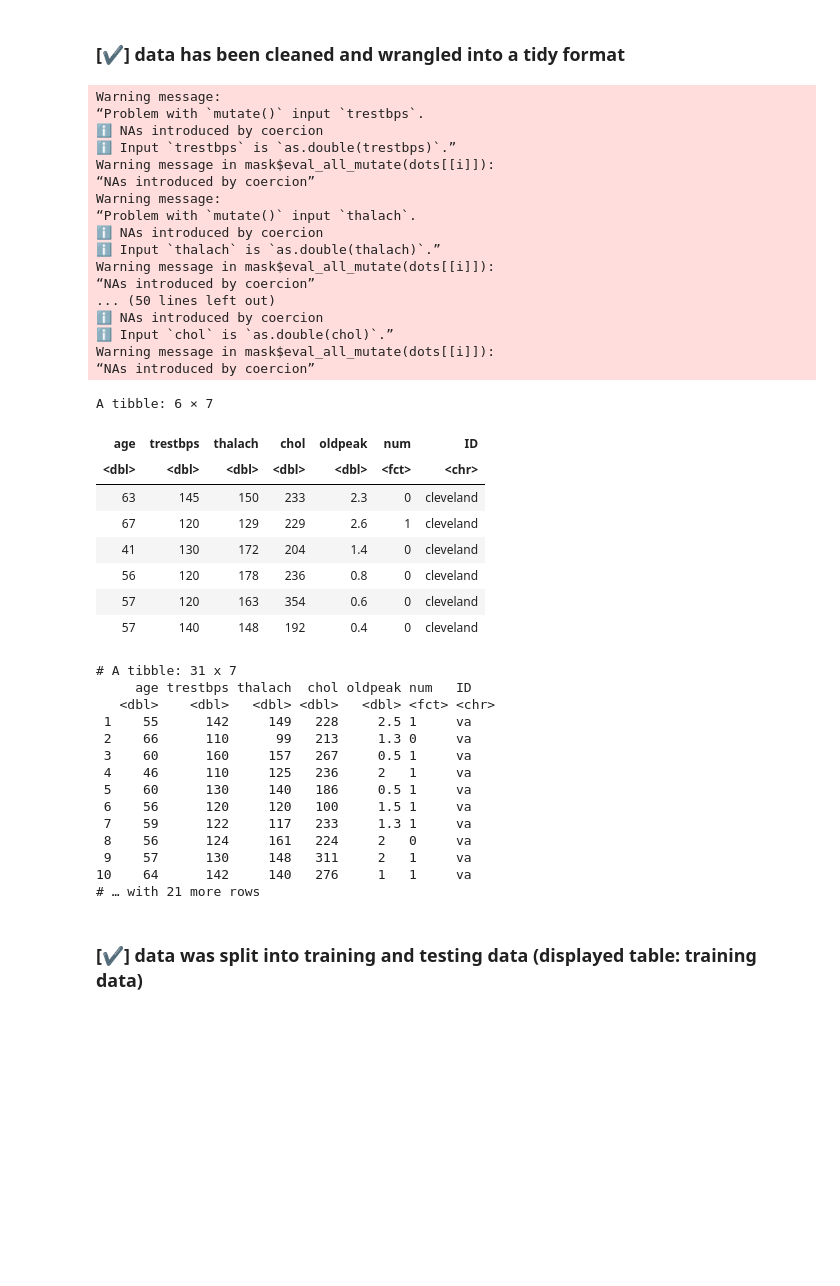
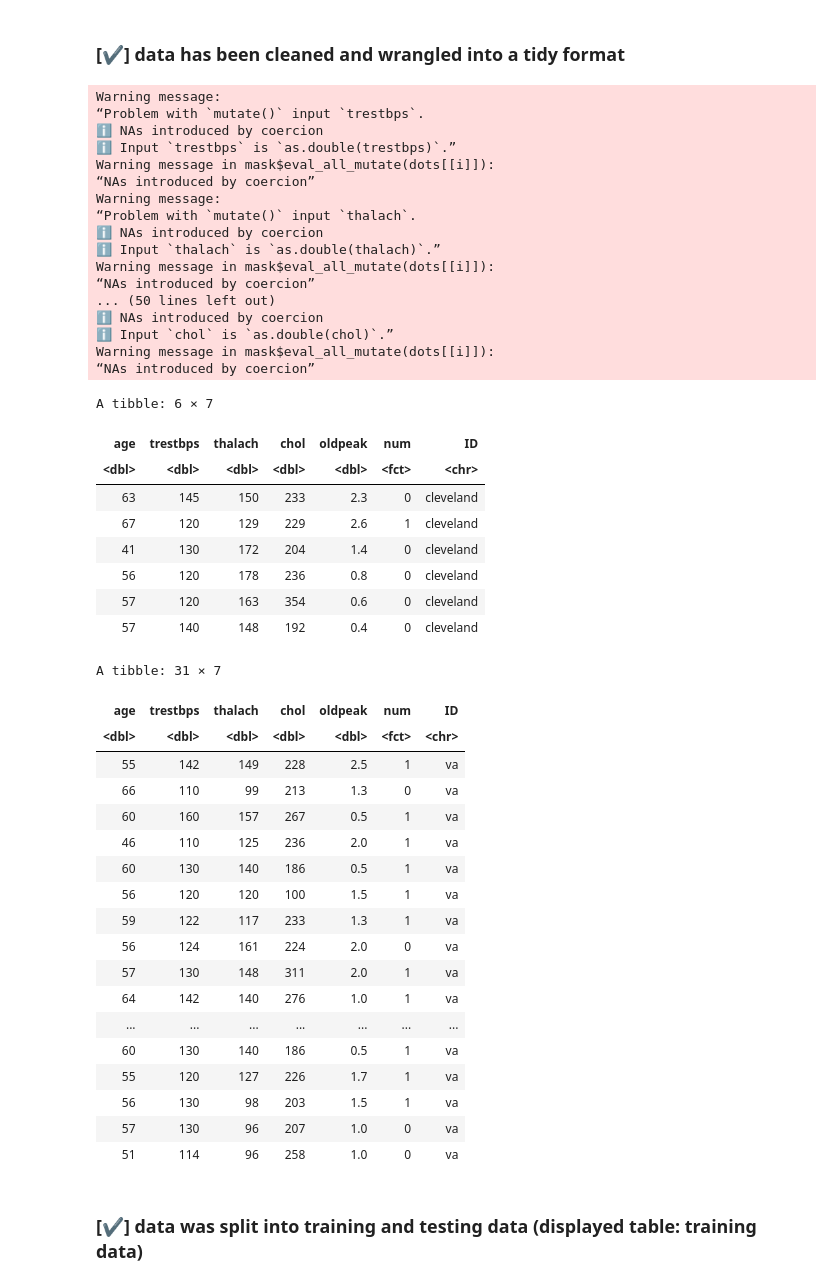
Before and after one commit to Yujinjen/group_project, a Jupyter notebook: DSCI_G36_Project_Submission.ipynb, the cells around one changed output. Cells and saved outputs as stored; diff of their text form; code cells hidden in the pictures; blank space fills up the shorter version.

```diff
--- a/DSCI_G36_Project_Submission.ipynb
+++ b/DSCI_G36_Project_Submission.ipynb
@@ -151,48 +151,53 @@ hung_filtered_data <- hungarian_data %>%
                     filter(oldpeak>0 & oldpeak<=3)
 
 head(total_filtered_data)
-print(va_filtered_data)
+va_filtered_data
 # %% [output]
 Warning message:
 “Problem with `mutate()` input `trestbps`.
 ℹ NAs introduced by coercion
 ℹ Input `trestbps` is `as.double(trestbps)`.”
 Warning message in mask$eval_all_mutate(dots[[i]]):
 “NAs introduced by coercion”
 Warning message:
 “Problem with `mutate()` input `thalach`.
 ℹ NAs introduced by coercion
 ℹ Input `thalach` is `as.double(thalach)`.”
 Warning message in mask$eval_all_mutate(dots[[i]]):
 “NAs introduced by coercion”
 ... (50 lines left out)
 ℹ NAs introduced by coercion
 ℹ Input `chol` is `as.double(chol)`.”
 Warning message in mask$eval_all_mutate(dots[[i]]):
 “NAs introduced by coercion”
 A tibble: 6 × 7
 | age | trestbps | thalach | chol | oldpeak | num | ID |
 | <dbl> | <dbl> | <dbl> | <dbl> | <dbl> | <fct> | <chr> |
 | 63 | 145 | 150 | 233 | 2.3 | 0 | cleveland |
 | 67 | 120 | 129 | 229 | 2.6 | 1 | cleveland |
 | 41 | 130 | 172 | 204 | 1.4 | 0 | cleveland |
 | 56 | 120 | 178 | 236 | 0.8 | 0 | cleveland |
 | 57 | 120 | 163 | 354 | 0.6 | 0 | cleveland |
 | 57 | 140 | 148 | 192 | 0.4 | 0 | cleveland |
-# A tibble: 31 x 7
-     age trestbps thalach  chol oldpeak num   ID
-   <dbl>    <dbl>   <dbl> <dbl>   <dbl> <fct> <chr>
- 1    55      142     149   228     2.5 1     va
- 2    66      110      99   213     1.3 0     va
- 3    60      160     157   267     0.5 1     va
- 4    46      110     125   236     2   1     va
- 5    60      130     140   186     0.5 1     va
- 6    56      120     120   100     1.5 1     va
- 7    59      122     117   233     1.3 1     va
- 8    56      124     161   224     2   0     va
- 9    57      130     148   311     2   1     va
-10    64      142     140   276     1   1     va
-# … with 21 more rows
+A tibble: 31 × 7
+| age | trestbps | thalach | chol | oldpeak | num | ID |
+| <dbl> | <dbl> | <dbl> | <dbl> | <dbl> | <fct> | <chr> |
+| 55 | 142 | 149 | 228 | 2.5 | 1 | va |
+| 66 | 110 | 99 | 213 | 1.3 | 0 | va |
+| 60 | 160 | 157 | 267 | 0.5 | 1 | va |
+| 46 | 110 | 125 | 236 | 2.0 | 1 | va |
+| 60 | 130 | 140 | 186 | 0.5 | 1 | va |
+| 56 | 120 | 120 | 100 | 1.5 | 1 | va |
+| 59 | 122 | 117 | 233 | 1.3 | 1 | va |
+| 56 | 124 | 161 | 224 | 2.0 | 0 | va |
+| 57 | 130 | 148 | 311 | 2.0 | 1 | va |
+| 64 | 142 | 140 | 276 | 1.0 | 1 | va |
+| ... | ... | ... | ... | ... | ... | ... |
+| 60 | 130 | 140 | 186 | 0.5 | 1 | va |
+| 55 | 120 | 127 | 226 | 1.7 | 1 | va |
+| 56 | 130 | 98 | 203 | 1.5 | 1 | va |
+| 57 | 130 | 96 | 207 | 1.0 | 0 | va |
+| 51 | 114 | 96 | 258 | 1.0 | 0 | va |
 # %% [markdown]
 ### **[✔]** data was split into training and testing data (displayed table: training data)
 # %%
```
Also changed, not shown: parts of 4 cells of this notebook.
